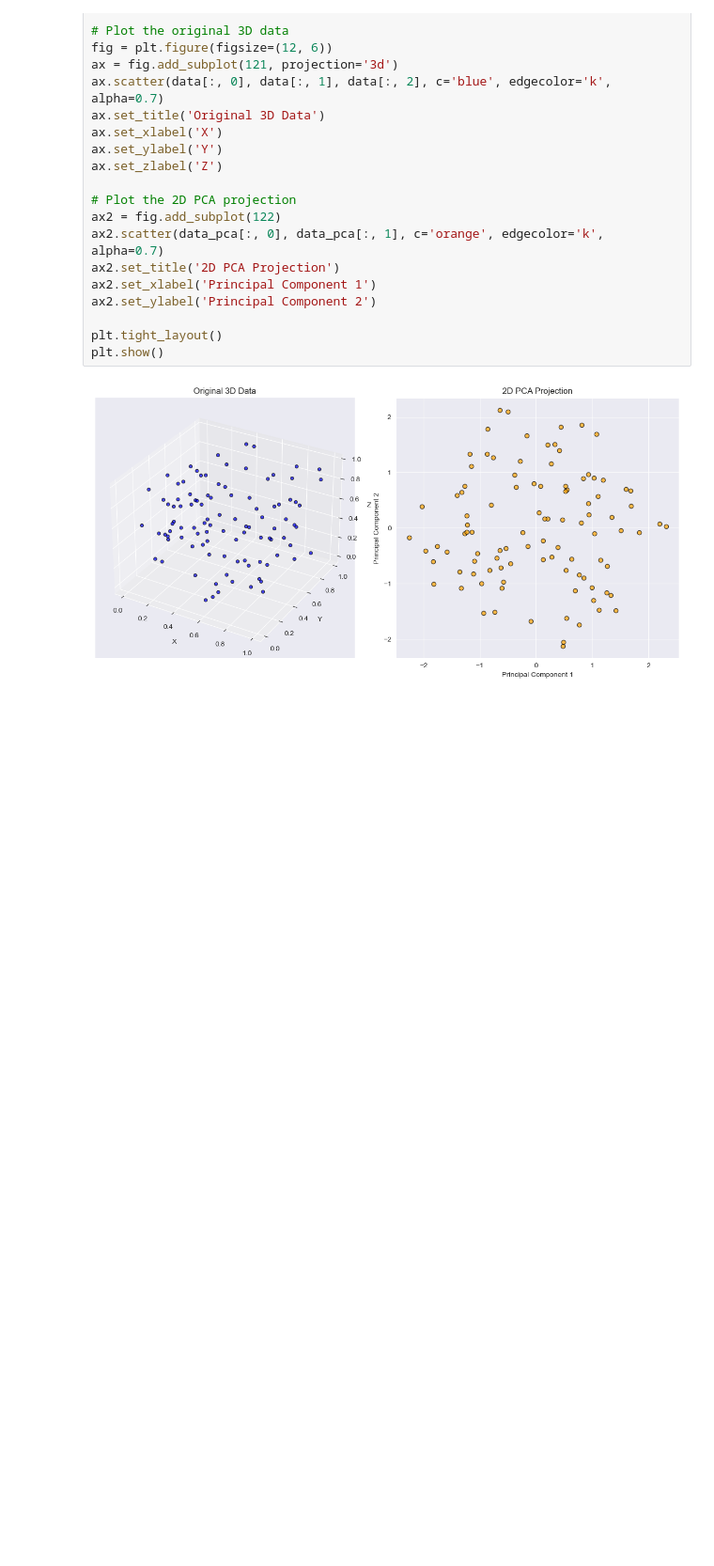
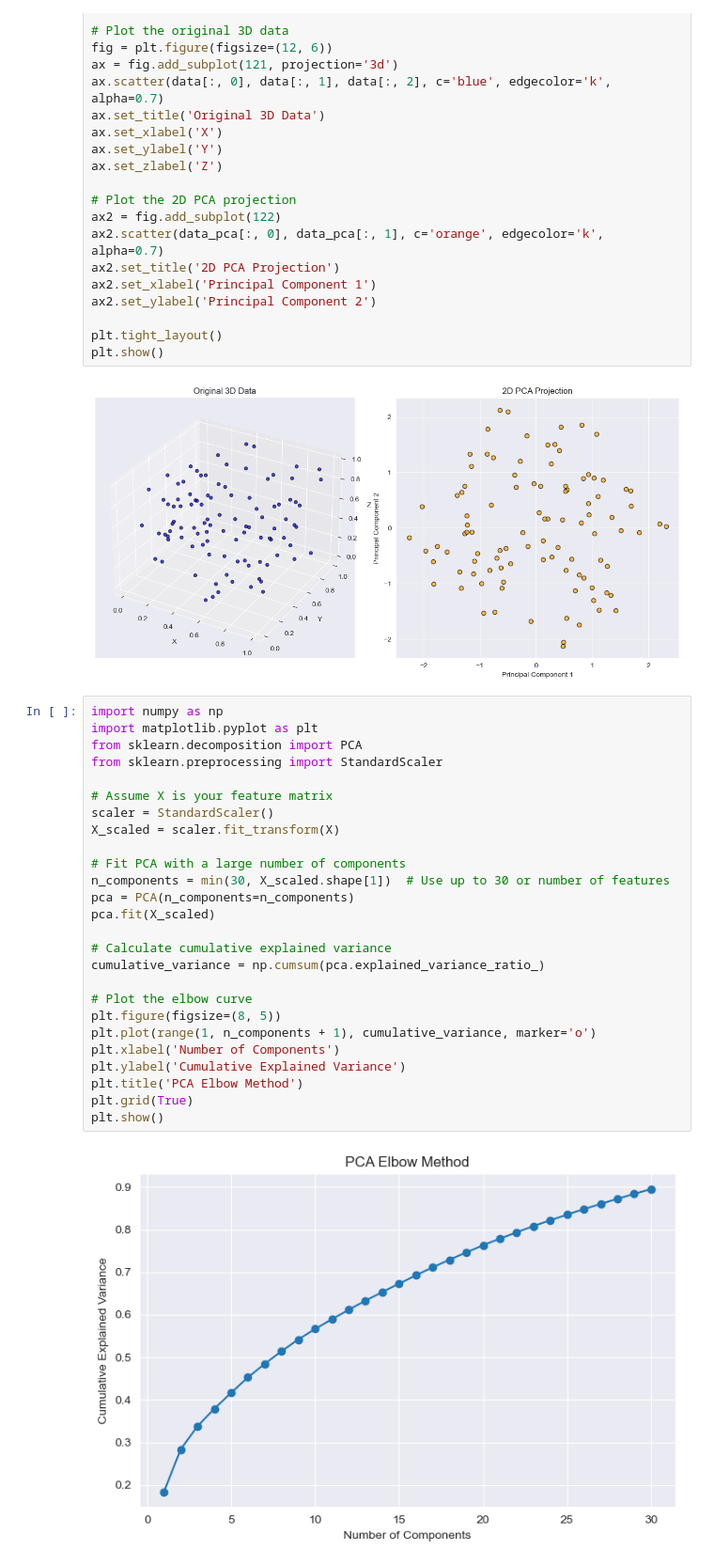
Before and after one commit to gerryfrank10/AI2025, a Jupyter notebook: DPA_PHISHING_URL.ipynb, the cells around one changed output. Shown at 94% size. Saved outputs shown, nothing was run; the diff lists cells and outputs as text; blank space fills up the shorter version.

Commit message:
cumulative variance

```diff
--- a/DPA_PHISHING_URL.ipynb
+++ b/DPA_PHISHING_URL.ipynb
@@ -589,3 +588,31 @@ plt.tight_layout()
 plt.show()
 # %% [output]
 [figure]
+# %%
+import numpy as np
+import matplotlib.pyplot as plt
+from sklearn.decomposition import PCA
+from sklearn.preprocessing import StandardScaler
+
+# Assume X is your feature matrix
+scaler = StandardScaler()
+X_scaled = scaler.fit_transform(X)
+
+# Fit PCA with a large number of components
+n_components = min(30, X_scaled.shape[1])  # Use up to 30 or number of features
+pca = PCA(n_components=n_components)
+pca.fit(X_scaled)
+
+# Calculate cumulative explained variance
+cumulative_variance = np.cumsum(pca.explained_variance_ratio_)
+
+# Plot the elbow curve
+plt.figure(figsize=(8, 5))
+plt.plot(range(1, n_components + 1), cumulative_variance, marker='o')
+plt.xlabel('Number of Components')
+plt.ylabel('Cumulative Explained Variance')
+plt.title('PCA Elbow Method')
+plt.grid(True)
+plt.show()
+# %% [output]
+[figure, added]
```
Also changed, not shown: parts of 2 cells of this notebook.
